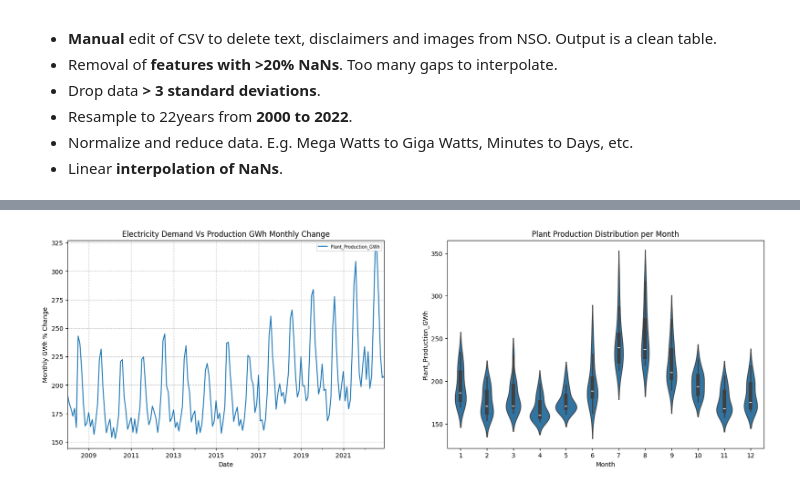
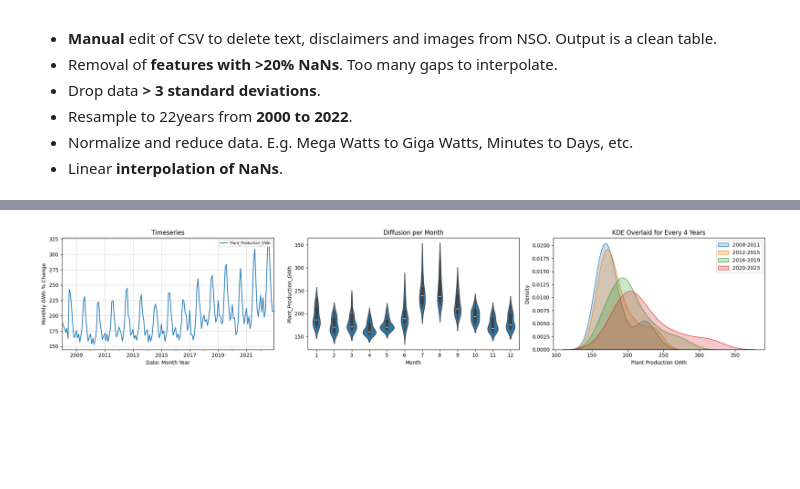
Before and after one commit to ATECO-malta/applied_ml_assignment, a Jupyter notebook: data_analysis.ipynb, the cells around one changed output, grey strips where cells are left out. Drawn from its saved outputs; the diff is of its cells as text; code cells hidden in the pictures; blank space fills up the shorter version.

```diff
--- a/data_analysis.ipynb
+++ b/data_analysis.ipynb
@@ -62,6 +62,7 @@ import re
 import numpy as np
 import pandas as pd
 from datetime import datetime
+from scipy.stats import skew, kurtosis
 
 import matplotlib.pyplot as plt
 
@@ -86,7 +87,7 @@ for filename in ELECTRIC_MW_DS:
     file_path = os.path.join(RAW_DATA_PATH, filename)
     # Convert mega to giga
     value_col = filename.split(".")[0].replace("_MW", "_GW")
-    print(filename)
+    print(f"Processing: {filename}")
 
     df = pd.read_csv(file_path)
 
@@ -97,7 +98,7 @@ for filename in ELECTRIC_MW_DS:
         # Clean - Values from string to scalar. Drop non-numeric characters (e.g. ,)
         lambda x: float(re.sub("[^0-9.]", "", str(x))) / MEGA_TO_GIGA
         if isinstance(x, (str))
-        else x / MEGA_TO_GIGA
+        else float(x / MEGA_TO_GIGA)
     )
 
     # set the index of Year-month, this will be for all timeseries
@@ -105,6 +106,21 @@ for filename in ELECTRIC_MW_DS:
         melted_df["Month"] + " " + melted_df["Year"], format="%B %Y"
     )
     melted_df.set_index("Date", inplace=True, drop=True)
+
+    min_date = melted_df.index.min()
+    max_date = melted_df.index.max()
+    nan_count = melted_df[value_col].isnull().sum()
+    skewness = round(skew(melted_df[value_col].dropna()), 2)
+    kurt = round(kurtosis(melted_df[value_col].dropna()), 2)
+    outliers_count = (
+        melted_df[value_col]
+        > melted_df[value_col].mean() + 3 * melted_df[value_col].std()
+    ).sum()
+    print(
+        f"Stats => min_date: {min_date}, max_date: {max_date}, kurt:{kurt}, skewness:{skewness}, outliers_count:{outliers_count},  nan_count: {nan_count}"
+    )
+
+    # Do we have long tails? Do we have extremes?
     melted_df[value_col] = melted_df[value_col].resample("MS").mean()
     melted_df[value_col] = round(melted_df[value_col], 2)  # drop long floating points
     melted_df = melted_df[
@@ -131,30 +151,45 @@ Renewables_Production_MWh.csv
 | 2022-12-01 | 0.40 | 207.78 | 22.02 | 15.84 |
 # %%
 import seaborn as sns
-import matplotlib.pyplot as plt
-import pandas as pd
 
-fig, axes = plt.subplots(1, 2, figsize=(20, 6))
+fig, axes = plt.subplots(1, 3, figsize=(20, 4))
 
-# Visually check if timeseries is healthy
+# Visually check if Plant_Production_GWh timeseries is healthy, its the most skewed.
 all_data_df["Plant_Production_GWh"].plot(kind="line", ax=axes[0])
-axes[0].set_xlabel("Date")
+axes[0].set_xlabel("Date: Month Year")
 axes[0].set_ylabel("Monthly GWh % Change")
 axes[0].grid(axis="both", linestyle="--", alpha=0.7)
-axes[0].set_title("Electricity Demand Vs Production GWh Monthly Change")
+axes[0].set_title("Timeseries")
 axes[0].legend(fontsize=7, loc="upper right")
-
 
 sampling_subset = pd.DataFrame(all_data_df["Plant_Production_GWh"].copy())
 sampling_subset["Month"] = sampling_subset.index.month
 
-#  Distribution per Month will be used for weights for synthetic data
+# Distribution per Month will be used for weights for synthetic data
+# for the rest, we observe skewness and outliers.
 sns.violinplot(x="Month", y="Plant_Production_GWh", data=sampling_subset, ax=axes[1])
-axes[1].set_title("Plant Production Distribution per Month")
+axes[1].set_title("Diffusion per Month")
 
+axes[2].set_title("KDE Overlaid for Every 4 Years")
+axes[2].set_xlabel("Plant Production GWh")
+axes[2].set_ylabel("Density")
+for start_year in range(all_data_df.index.year.min(), all_data_df.index.year.max(), 4):
+    end_year = start_year + 3
+    year_data = all_data_df[
+        (all_data_df.index.year >= start_year) & (all_data_df.index.year <= end_year)
+    ]
+    sns.kdeplot(
+        year_data["Plant_Production_GWh"],
+        ax=axes[2],
+        fill=True,
+        label=f"{start_year}-{end_year}",
+    )
+axes[2].legend()
+
+plt.tight_layout()
 plt.show()
 # %% [output]
-[figure, old version]
+[figure, new version]
 # %%
 # the Datasets below need unique data cleaning
 C02 = "PowerPlants_c02_KT.csv"
```
Also changed, not shown: parts of 7 cells of this notebook, 3 other files.
